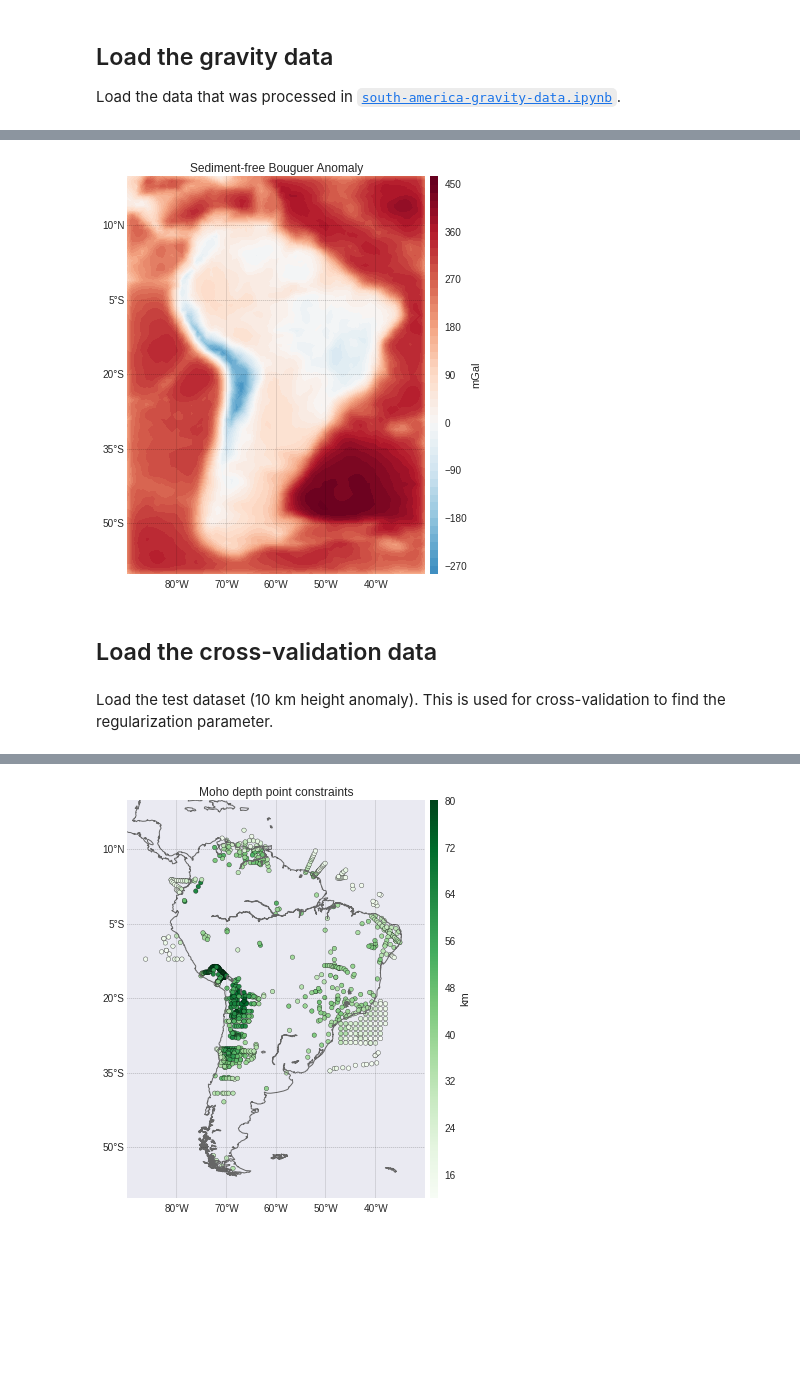
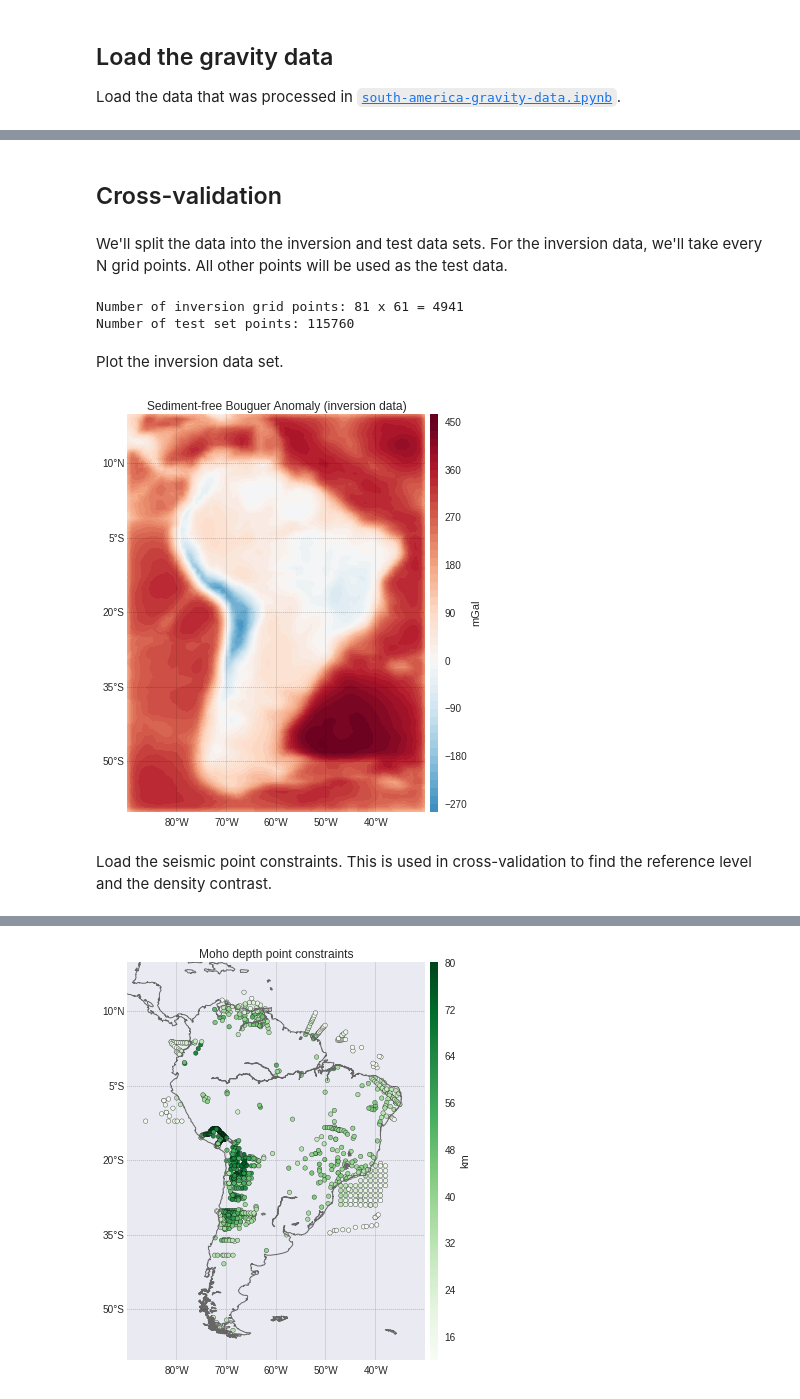
Before and after one commit to pinga-lab/paper-moho-inversion-tesseroids, a Jupyter notebook: notebooks/south-america-moho.ipynb, the cells around one changed output, grey strips where cells are left out. Saved outputs shown, nothing was run; the diff lists cells and outputs as text; code cells hidden in the pictures; blank space fills up the shorter version.

Commit message:
Updated real data notebook. Not run yet.
Updated the notebook to use the simpler CV and splitting the dataset.

```diff
--- a/notebooks/south-america-moho.ipynb
+++ b/notebooks/south-america-moho.ipynb
@@ -67,6 +69,6 @@ Number of data points in lat and lon: (81, 61)
 # %%
-area = (lat.min(), lat.max(), lon.min(), lon.max())
+full_area = (full_lat.min(), full_lat.max(), full_lon.min(), full_lon.max())
 bm = Basemap(projection='cyl',
-             llcrnrlon=area[2], urcrnrlon=area[3], llcrnrlat=area[0], urcrnrlat=area[1],
-             lon_0=0.5*(area[2] + area[3]), lat_0=0.5*(area[1] + area[0]),
+             llcrnrlon=full_area[2], urcrnrlon=full_area[3],
+             llcrnrlat=full_area[0], urcrnrlat=full_area[1],
              resolution='l')
@@ -73,17 +88,48 @@ bm = Basemap(projection='cyl',
+# %% [markdown]
+## Cross-validation
+# %% [markdown]
+We'll split the data into the inversion and test data sets. For the inversion data, we'll take every N grid points. All other points will be used as the test data.
+# %%
+def split_data(data, shape, every):
+    data = [i.reshape(shape) for i in data]
+    # Take every "every" points for the inversion
+    inversion = [i[::every, ::every] for i in data]
+    # mask marks the grid points I didn't take for inversion
+    mask = np.ones(shape, dtype=np.bool)
+    mask[::every, ::every] = False  # These are the ones I took
+    test = [i[mask] for i in data]
+    shape = inversion[0].shape
+    # Sanity checks
+    assert all(t.size + i.size == d.size for t, i, d in zip(test, inversion, data)), \
+        "Number of points in inversion + test set different from original data."
+    assert all(t.size == test[0].size for t in test), "Test set has differet number of points"
+    assert all(i.size == inversion[0].size for i in inversion), "Inversion set has differet number of points"
+    assert all(i.shape == inversion[0].shape for i in inversion), "Inversion set has differet shape"
+    # Print some info
+    print("Number of inversion grid points: {} x {} = {}".format(shape[0], shape[1], shape[0]*shape[1]))
+    print("Number of test set points: {}".format(test[0].size))
+    return [i.ravel() for i in inversion], test, shape
+# %%
+inversion_set, test_set, shape = split_data(full_data, full_shape, every=5)
+# %% [output]
+Number of inversion grid points: 81 x 61 = 4941
+Number of test set points: 115760
+# %% [markdown]
+Plot the inversion data set.
+# %%
+lat, lon, height, data = inversion_set
 # %%
 x, y = bm(lon, lat)
 ranges = np.abs([data.min(), data.max()]).max()
 
 plt.figure(figsize=(7, 6))
-plt.title('Sediment-free Bouguer Anomaly')
+plt.title('Sediment-free Bouguer Anomaly (inversion data)')
 bm.contourf(x, y, data, 60, tri=True, cmap='RdBu_r', vmin=-ranges, vmax=ranges)
 plt.colorbar(pad=0.01, aspect=50).set_label('mGal')
 bm.drawmeridians(np.arange(-80, -30, 10), labels=[0, 0, 0, 1], linewidth=0.2)
 bm.drawparallels(np.arange(-50, 30, 15), labels=[1, 0, 0, 0], linewidth=0.2)
 plt.tight_layout()
 # %% [output]
-[figure, old version]
+[figure, new version]
-# %% [markdown]
-## Load the cross-validation data
 # %% [markdown]
-Load the test dataset (10 km height anomaly). This is used for cross-validation to find the regularization parameter.
+Load the seismic point constraints. This is used in cross-validation to find the reference level and the density contrast.
```
Also changed, not shown: parts of 77 cells of this notebook.
